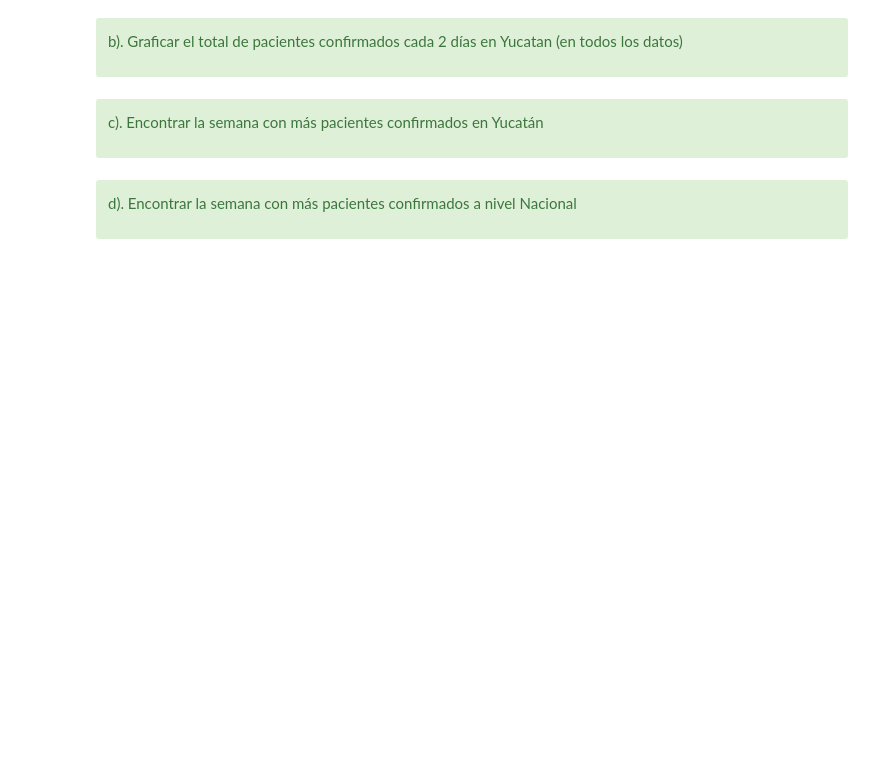
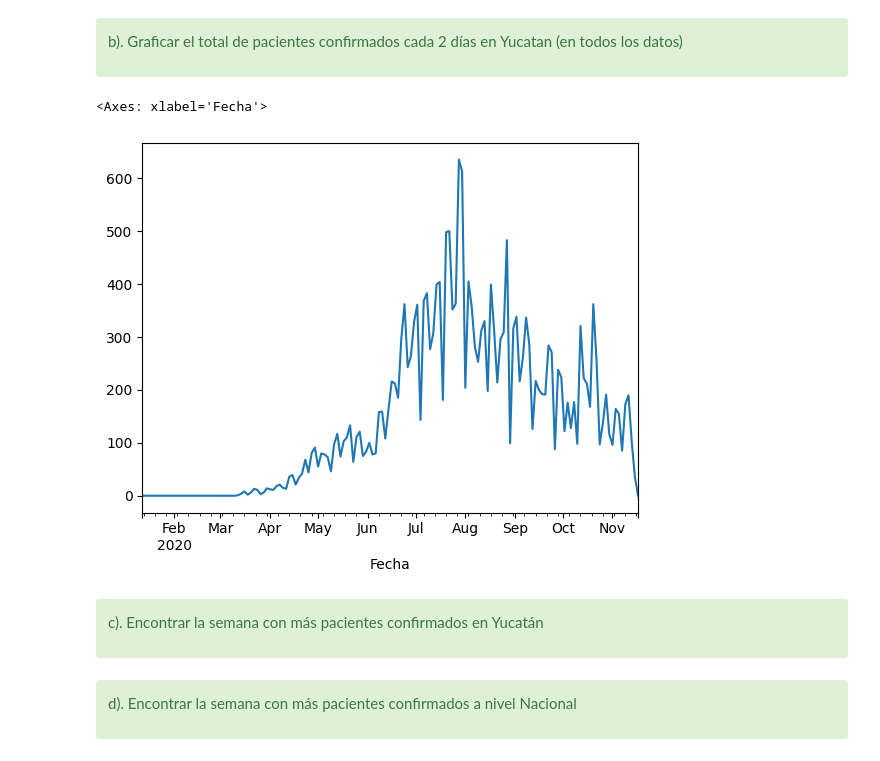
Before and after one commit to chava131011/Data-Science-Coursework, a Jupyter notebook: Classes Resources/CD_09_Tiempo/CD_09_Tarea_Nombre-Apellido.ipynb, the cells around one changed output. Saved outputs shown, nothing was run; the diff lists cells and outputs as text; code cells hidden in the pictures; blank space fills up the shorter version.

```diff
--- a/Classes Resources/CD_09_Tiempo/CD_09_Tarea_Nombre-Apellido.ipynb
+++ b/Classes Resources/CD_09_Tiempo/CD_09_Tarea_Nombre-Apellido.ipynb
@@ -198,6 +235,11 @@ a). Graficar el total de pacientes confirmados nivel Nacional por semana, desde
 b). Graficar el total de pacientes confirmados cada 2 días en Yucatan (en todos los datos)
 
 </div>
+# %%
+df['YUCATAN'].resample('2D').sum().plot()
+# %% [output]
+<Axes: xlabel='Fecha'>
+[figure, added]
 # %% [markdown]
 <div class="alert alert-success">
 
```
Also changed, not shown: parts of 4 cells of this notebook, 39 other files.
